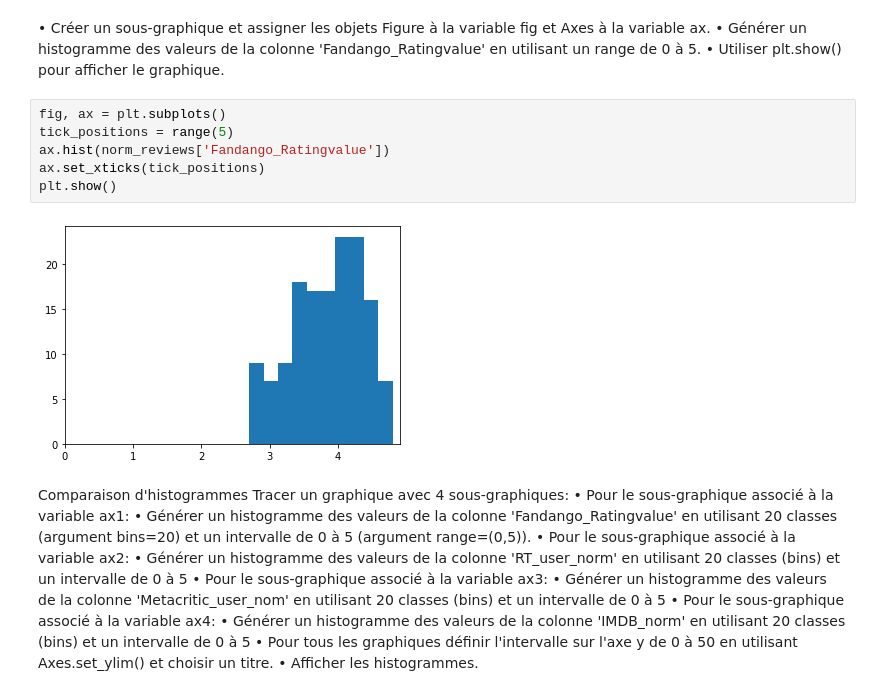
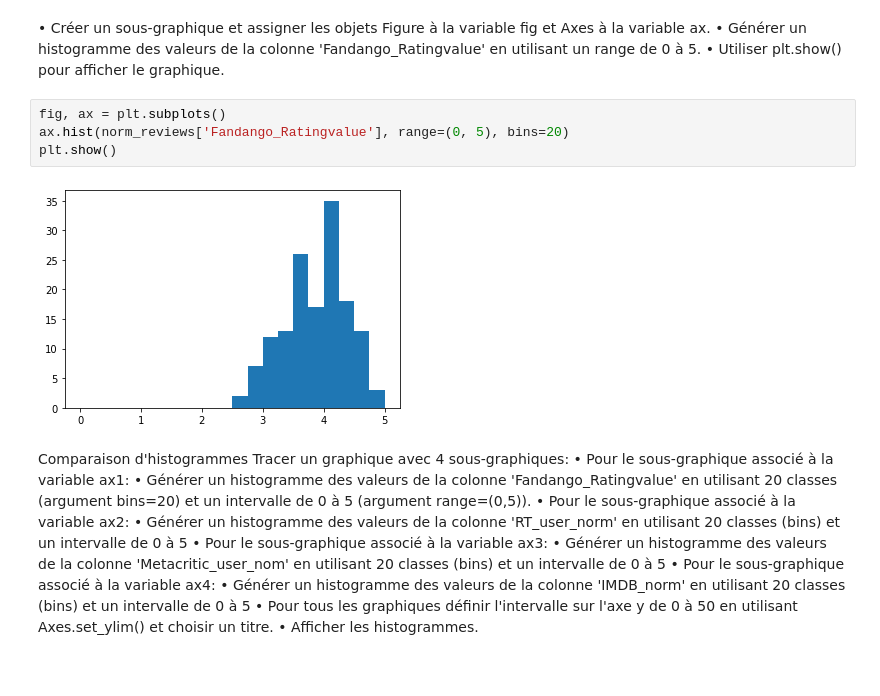
Before and after one commit to Simplon-Martin/jupiter, a Jupyter notebook: analyse-exploratoire-matplotlib.ipynb, the cells around one changed output. Drawn from its saved outputs; the diff is of its cells as text.

```diff
--- a/analyse-exploratoire-matplotlib.ipynb
+++ b/analyse-exploratoire-matplotlib.ipynb
@@ -291,12 +300,10 @@ et Axes à la variable ax.
 • Utiliser plt.show() pour afficher le graphique.
 # %%
 fig, ax = plt.subplots()
-tick_positions = range(5)
-ax.hist(norm_reviews['Fandango_Ratingvalue'])
-ax.set_xticks(tick_positions)
+ax.hist(norm_reviews['Fandango_Ratingvalue'], range=(0, 5), bins=20)
 plt.show()
 # %% [output]
-[figure, old version]
+[figure, new version]
 # %% [markdown]
 Comparaison d'histogrammes
 Tracer un graphique avec 4 sous-graphiques:
```
Also changed, not shown: parts of 2 cells of this notebook.
